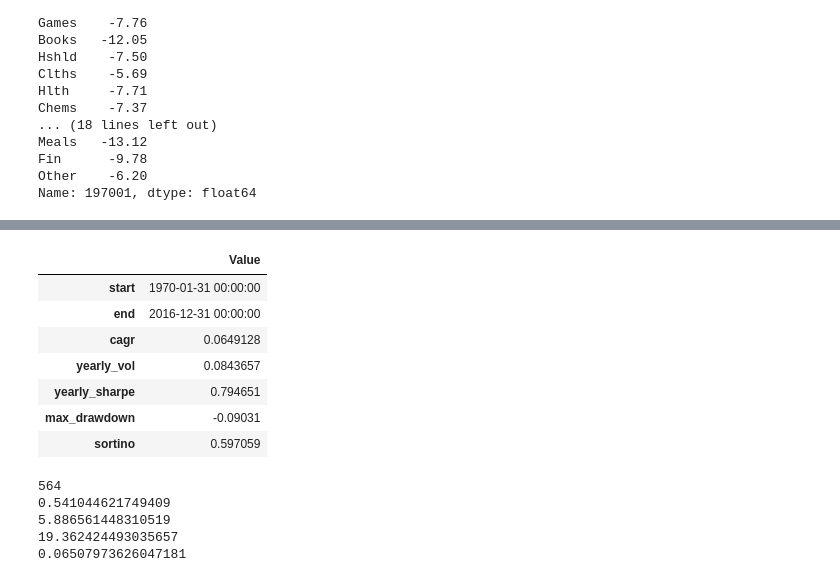
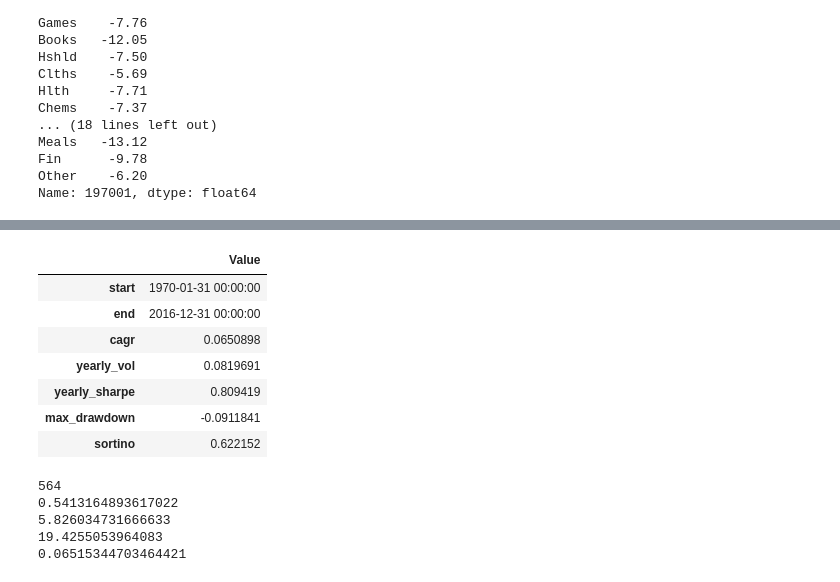
Before and after one commit to druce/Machine-learning-for-financial-market-prediction, a Jupyter notebook: Replicate Paper by Rapach, Strauss, Tu, Zhou.ipynb, the cells around one changed output, grey strips where cells are left out. Saved outputs shown, nothing was run; the diff lists cells and outputs as text; code cells hidden in the pictures.

```diff
--- a/Replicate Paper by Rapach, Strauss, Tu, Zhou.ipynb
+++ b/Replicate Paper by Rapach, Strauss, Tu, Zhou.ipynb
@@ -304,7 +309,7 @@ In-sample OLS R-squared: 2.69
 # %%
 # same predictors selected for all but 2 response vars
 # use predictors from paper to match results
-if False: # turn off/on
+if True: # turn off/on
     coef_dict = {}
     coef_dict['Food.lead'] = ['Clths', 'Coal', 'Util', 'Rtail']
     coef_dict['Beer.lead'] = ['Food', 'Clths', 'Coal']
@@ -396,0 +402,5 @@ Mean R-squared: 0.0380
+# %%
+coef_dict_all = {}
+for response in responses:
+    coef_dict_all[response] = predictors
+predict_with_subsets(X, Y, LinearRegression(), coef_dict_all, verbose=True)
@@ -397,42 +426,49 @@ Mean R-squared: 0.0380
 # %%
-def fit_predict(X, Y, model, coef_dict=None):
-    """for backtest, fit Ys v. X using n-1 rows
-    predict Ys on X using nth row
-    return a prediction for month n+1 using X for final month"""
+def fit_predict(X, Y, model, coef_dict=None, npredict=1):
+    """for backtest, train model using Y_list v. X using n-npredict rows
+    generate npredict prediction Y_list using last npredict rows of X
+    if npredict=1, fit using n-1 rows, return prediction using X for final month
+    if npredict=26, fit using n-26 rows, return prediction using X for final 26 months"""
 
     global responses
     global response_reverse_dict
 
     # keep last row to predict against
-    X_predict = X[-1]
-    X_predict = X_predict.reshape(1,X.shape[1])
+    X_predict = X[-npredict:]
+    ncols = X.shape[1]
+    X_predict = X_predict.reshape(npredict,ncols)
     # fit on remaining rows
-    X_fit = X[:-1]
-    Y_fit = Y[:-1]
+    X_fit = X[:-npredict]
+    Y_fit = Y[:-npredict]
 
     # if no coef_dict select predictors into coef_dict
     if coef_dict is None:
         coef_dict = subset_selection(X_fit, Y_fit, LassoLarsIC(criterion='aic'))
+    # if coef_dict == "all" use all predictors for each response
+    elif coef_dict == 'all':
+        coef_dict = {}
+        for response in responses:
+            coef_dict[response]=predictors
 
     predictions = []
     for response in responses:
         if not coef_dict[response]:
-            predictions.append(0.0)
+            predictions.append([np.nan]*npredict)
             continue
-        # column predexes to fit against each other
+        # column indexes to fit against each other
         predcols = [predictor_reverse_dict[predstr] for predstr in coef_dict[response]]
         responsecol = response_reverse_dict[response]
         model.fit(X_fit[:, predcols], Y_fit[:,responsecol])
         y_pred = model.predict(X_predict[:,predcols])
-        predictions.append(y_pred[0])
+        predictions.append(y_pred)
 
-    return predictions
+    return np.array(predictions).transpose()
 
 #    return np.argsort(predictions)
 
 X = data.values[:,:npredictors]
 Y = data.values[:, -nresponses:]
 model = LinearRegression()
-predictions = fit_predict(X, Y, model, coef_dict)
+predictions = fit_predict(X, Y, model, coef_dict, 1)
 predictions
 # %% [output]
@@ -545,6 +608,6 @@ def run_backtest(X, Y, model, coef_dict=None, startmonth=0):
     return retframe
 # %%
 model = LinearRegression()
-run_backtest(X, Y, model, coef_dict, startmonth=STARTMONTH)
+run_backtest(X, Y, model, coef_dict, startmonth=STARTMONTH, minmaxscale=False)
 # %% [output]
 ................................................................................
@@ -559,25 +630,25 @@ last prediction not stored
 |  | Value |
 | start | 1970-01-31 00:00:00 |
 | end | 2016-12-31 00:00:00 |
-| cagr | 0.0649128 |
-| yearly_vol | 0.0843657 |
-| yearly_sharpe | 0.794651 |
-| max_drawdown | -0.09031 |
-| sortino | 0.597059 |
+| cagr | 0.0650898 |
+| yearly_vol | 0.0819691 |
+| yearly_sharpe | 0.809419 |
+| max_drawdown | -0.0911841 |
+| sortino | 0.622152 |
 # %%
-# double check results
+# double check results_post_LASSO
 #model = LinearRegression()
 #R = run_backtest(X, Y, model, coef_dict_paper, startmonth=STARTMONTH, summary=False)
-results = R[STARTMONTH:]
-print(len(results))
-#print(results)
-print(np.mean(results))
-print(np.std(results) * np.sqrt(12))
-print(np.prod(1 + results / 100))
-print(np.prod(1 + results / 100) ** (12.0/results.shape[0]))-1
+results_post_LASSO = R[STARTMONTH:]
+print(len(results_post_LASSO))
+#print(results_post_LASSO)
+print(np.mean(results_post_LASSO))
+print(np.std(results_post_LASSO) * np.sqrt(12))
+print(np.prod(1 + results_post_LASSO / 100))
+print(np.prod(1 + results_post_LASSO / 100) ** (12.0/results_post_LASSO.shape[0]))-1
 # %% [output]
 564
-0.541044621749409
-5.886561448310519
-19.362424493035657
-0.06507973626047181
+0.5413164893617022
+5.826034731666633
+19.4255053964083
+0.06515344703464421
```
Also changed, not shown: parts of 27 cells of this notebook, 9 other files.
